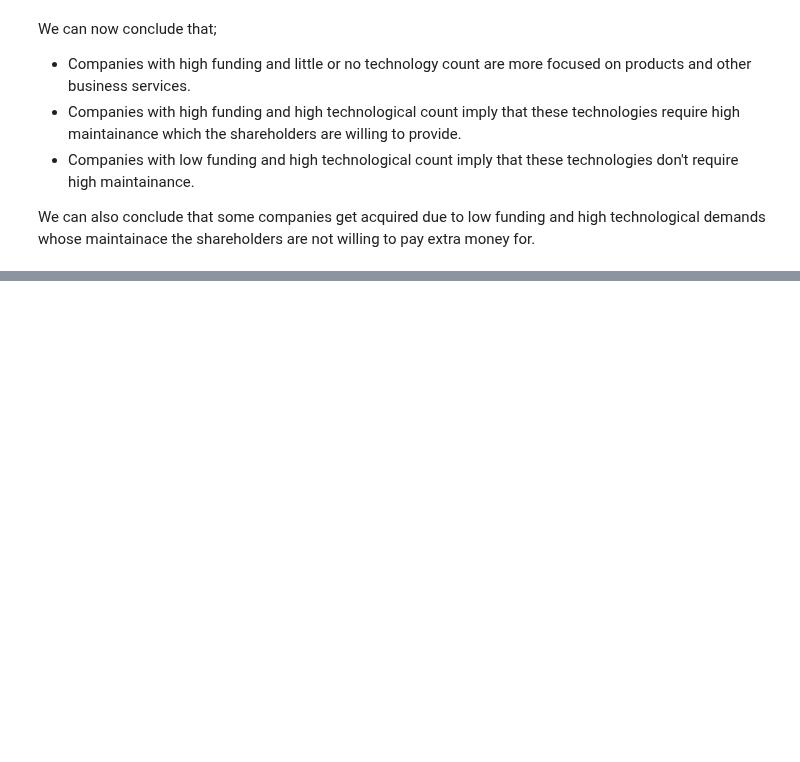
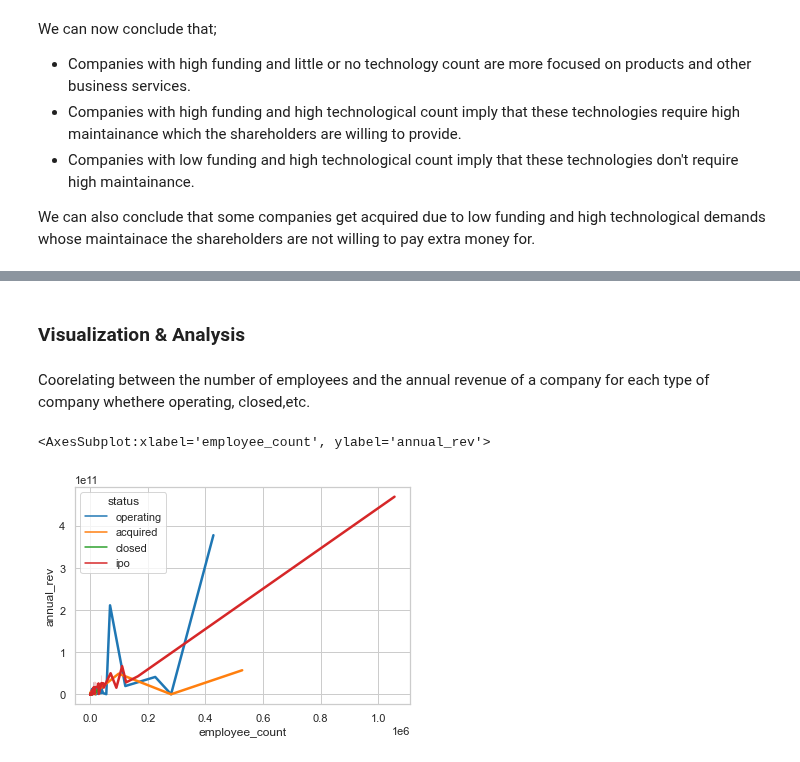
Before and after one commit to OdyAsh/StartupCompanies, a Jupyter notebook: Startup-Companies.ipynb, the cells around one changed output, grey strips where cells are left out. Drawn from its saved outputs; the diff is of its cells as text; code cells hidden in the pictures; blank space fills up the shorter version.

```diff
--- a/Startup-Companies.ipynb
+++ b/Startup-Companies.ipynb
@@ -3674,0 +3676,4 @@ We can now conclude that;
+# %%
+# Getting the Cleaned Datasets
+companiesC = pd.read_csv("datasets/startupsCleaned/companiesCleaned.csv", parse_dates=['founded_at', 'first_funding_at', 'last_funding_at', 'time_before_first_fund'])
+companiesCS = pd.read_csv("datasets/startupsCleaned/companiesCleanedAndScraped.csv", parse_dates=['founded_at', 'first_funding_at', 'last_funding_at', 'time_before_first_fund'])
@@ -3674,0 +3858,3 @@ We can now conclude that;
+# %%
+companiesCS_ann = companiesCS.dropna(subset=['annual_rev'])
+companiesCS_ann
@@ -3674,0 +3875,10 @@ We can now conclude that;
+# %% [markdown]
+### Visualization & Analysis
+# %% [markdown]
+Coorelating between the number of employees and the annual revenue of a company for each type of company whethere operating, closed,etc.
+# %%
+sns.set_theme(style="whitegrid")
+sns.lineplot(data=companiesCS_ann, x="employee_count", y="annual_rev", hue="status", palette="tab10", linewidth=2.5)
+# %% [output]
+<AxesSubplot:xlabel='employee_count', ylabel='annual_rev'>
+[figure, added]
```
Also changed, not shown: parts of 80 cells of this notebook, 2 other files.
